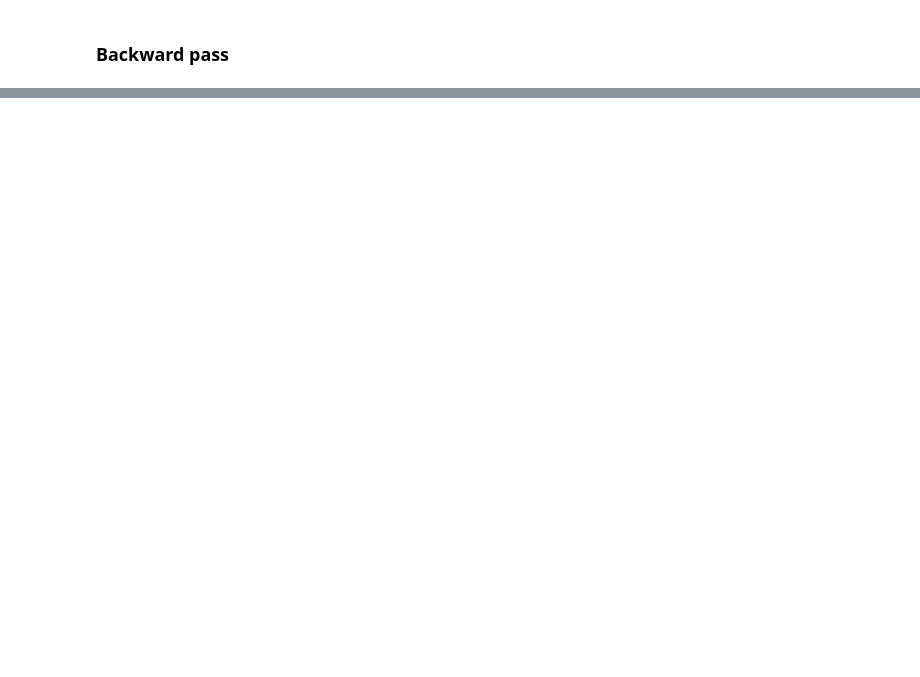
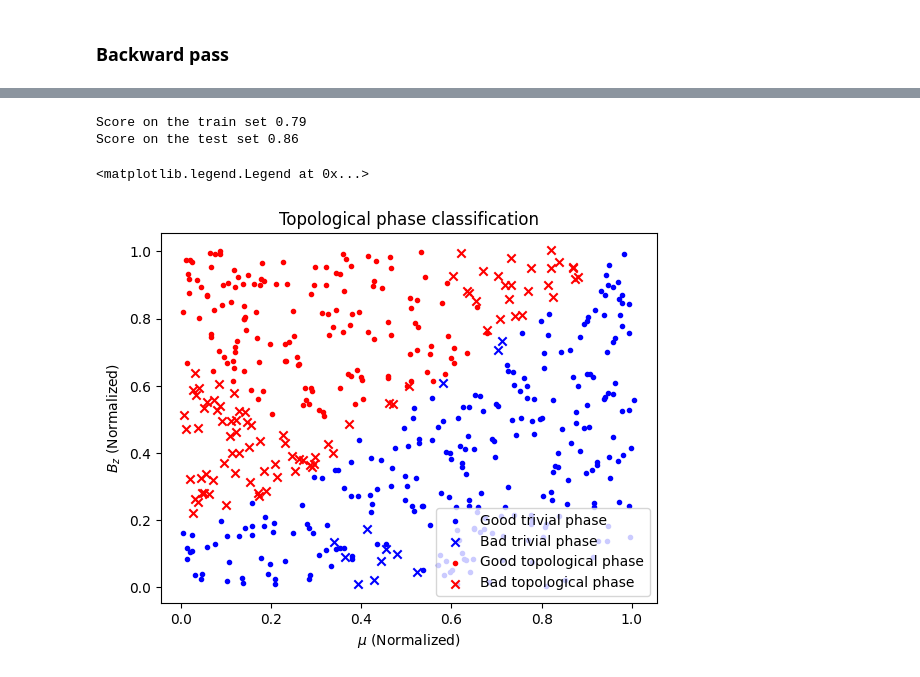
Before and after one commit to QSciTech-QuantumBC-Workshop/save-quantum, a Jupyter notebook: topo_classifier_project.ipynb, the cells around one changed output, grey strips where cells are left out. Drawn from its saved outputs; the diff is of its cells as text; code cells hidden in the pictures; blank space fills up the shorter version.

```diff
--- a/topo_classifier_project.ipynb
+++ b/topo_classifier_project.ipynb
@@ -89,7 +56,7 @@ qasm_sim = AerSimulator()
 # %%
 SEED=42
 np.random.seed(SEED)
-data_size=1000
+data_size=500
 # %%
 nvals=data_size
 x=5*np.random.rand(nvals,2)
@@ -303,7 +279,7 @@ def spsa_callback(nfev, params, fval, stepsize, accepted=None):
         spsa_loss_recorder.append(fval)
         # print(f"SPSA Epoch {len(spsa_loss_recorder)}: {fval:.5f}")
 # %%
-max_itr = 10
+max_itr = 50
 spsa_opt = SPSA(maxiter=max_itr, callback=spsa_callback)
 spsa_loss_recorder = []
 initial_point = np.random.random((len(ansatz_tl.parameters),))
@@ -323,6 +303,9 @@ score_train = vqc.score(x_train, y_train_1h)
 score_test = vqc.score(x_test, y_test_1h)
 print(f'Score on the train set {score_train}')
 print(f'Score on the test set {score_test}')
+# %% [output]
+Score on the train set 0.79
+Score on the test set 0.86
 # %%
 y_train_pred = vqc.predict(x_train)
 y_test_pred = vqc.predict(x_test)
@@ -341,3 +324,17 @@ x_b_bad = x_b[np.logical_not(y_pred_acc_all[np.all(y_all == [1, 0], axis=1)])]
 x_r = x_all[np.all(y_all == [0, 1], axis=1)]
 x_r_good = x_r[(y_pred_acc_all[np.all(y_all == [0, 1], axis=1)])]
 x_r_bad = x_r[np.logical_not(y_pred_acc_all[np.all(y_all == [0, 1], axis=1)])]
+# %%
+plt.figure()
+
+plt.scatter(x_b_good[:,0], x_b_good[:,1], c='b', marker=".", label="Good trivial phase")
+plt.scatter(x_b_bad[:,0], x_b_bad[:,1], c='b', marker="x", label="Bad trivial phase")
+plt.scatter(x_r_good[:,0], x_r_good[:,1], c='r', marker=".", label="Good topological phase")
+plt.scatter(x_r_bad[:,0], x_r_bad[:,1], c='r', marker="x", label="Bad topological phase")
+plt.xlabel('$\mu$ (Normalized)')
+plt.ylabel('$B_z$ (Normalized)')
+plt.title("Topological phase classification")
+plt.legend()
+# %% [output]
+<matplotlib.legend.Legend at 0x...>
+[figure, added]
```
Also changed, not shown: parts of 22 cells of this notebook.
